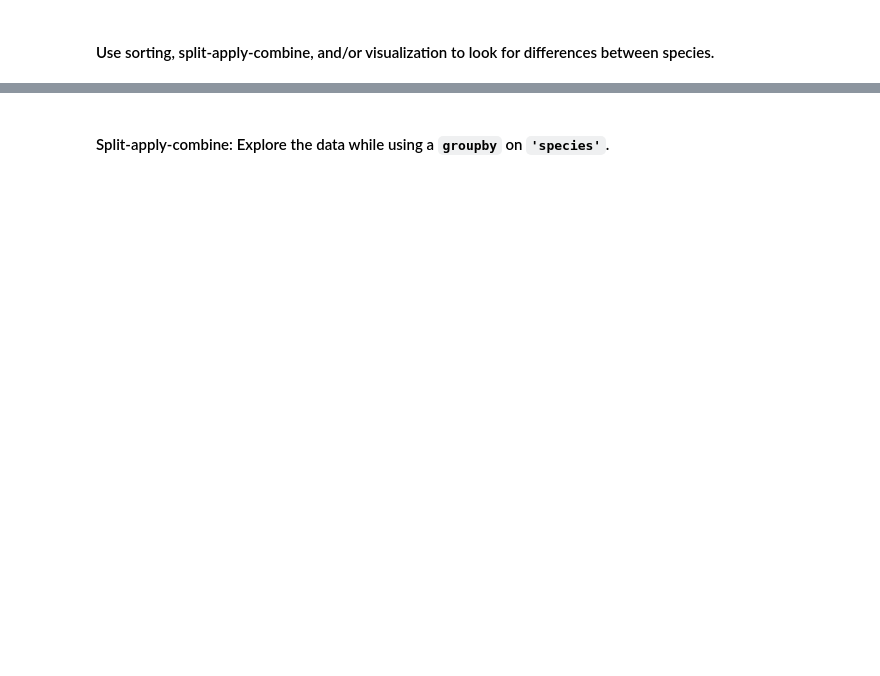
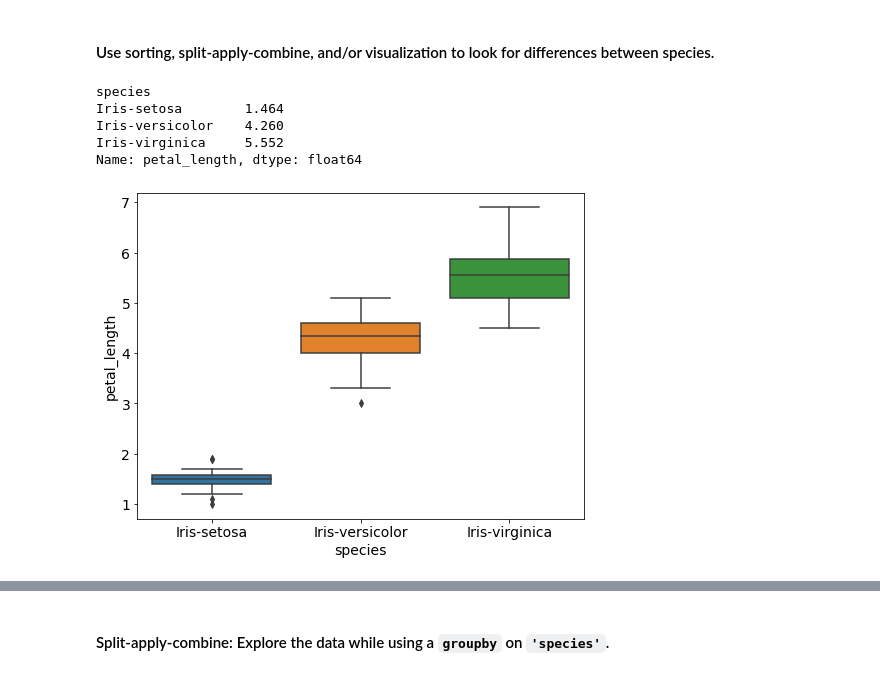
Before and after one commit to ShelyBhogal/data-science, a Jupyter notebook: 11-knn-classification/knn_with_sklearn.ipynb, the cells around one changed output, grey strips where cells are left out. Drawn from its saved outputs; the diff is of its cells as text; code cells hidden in the pictures; blank space fills up the shorter version.

```diff
--- a/11-knn-classification/knn_with_sklearn.ipynb
+++ b/11-knn-classification/knn_with_sklearn.ipynb
@@ -94,4 +145,17 @@ iris.isnull().sum()
 # %% [markdown]
 #### Use sorting, split-apply-combine, and/or visualization to look for differences between species.
+# %%
+iris.groupby('species')['petal_length'].mean()
+# %% [output]
+species
+Iris-setosa        1.464
+Iris-versicolor    4.260
+Iris-virginica     5.552
+Name: petal_length, dtype: float64
+# %%
+# Nice visualization of means for petal length
+sns.boxplot(data=iris, x='species', y='petal_length');
+# %% [output]
+[figure, added]
 # %%
 iris.head()
```
Also changed, not shown: parts of 42 cells of this notebook.
